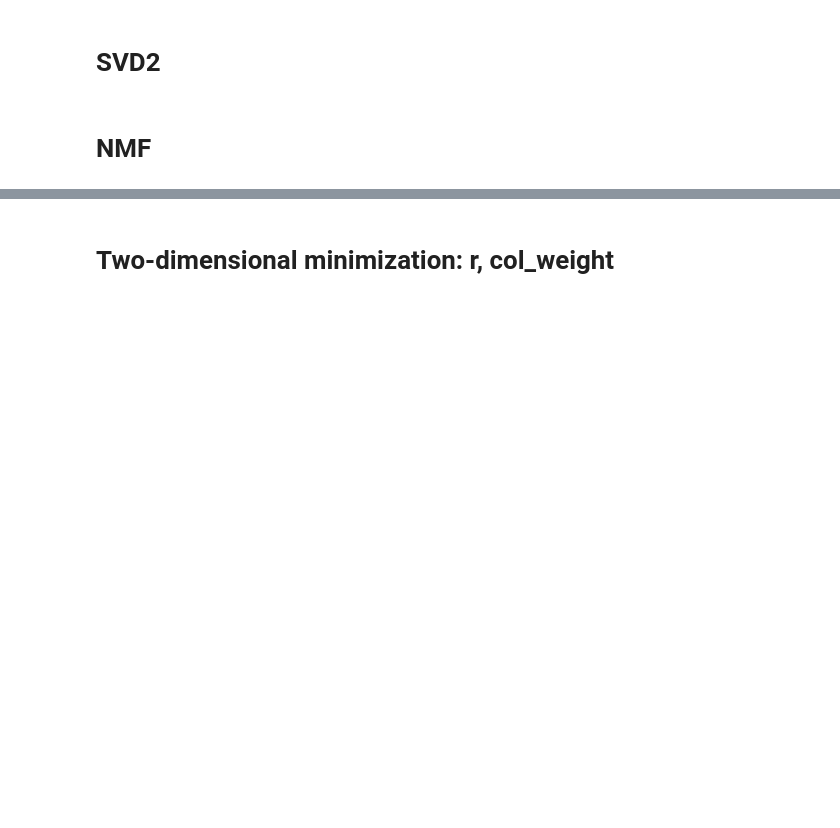
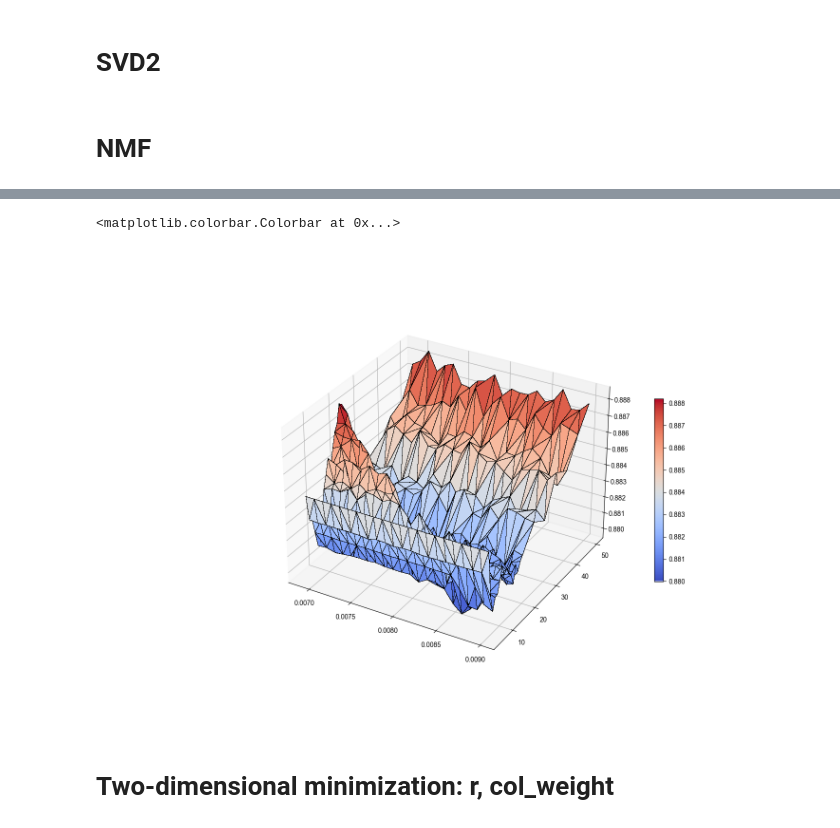
Before and after one commit to dmika1234/MoCaDR_proj1, a Jupyter notebook: src/presenting_results.ipynb, the cells around one changed output, grey strips where cells are left out. Saved outputs shown, nothing was run; the diff lists cells and outputs as text; code cells hidden in the pictures; blank space fills up the shorter version.

Commit message:
Computing stop condition svd2

```diff
--- a/src/presenting_results.ipynb
+++ b/src/presenting_results.ipynb
@@ -83,0 +83,2 @@ plot_nmfw.savefig('Report/fig/nmf_all.png')
+# %%
+res_svd2_stop = pd.read_csv('Results/results_stop_svd2.csv')
@@ -84,3 +100,13 @@ plot_nmfw.savefig('Report/fig/nmf_all.png')
+# %%
+X, Y, Z = res_svd2_stop.T.values
+fig = plt.figure(figsize=(15,10))
+ax = fig.gca(projection='3d')
+surf = ax.plot_trisurf(X, Y, Z, cmap=cm.coolwarm, edgecolor ='black', linewidth=0.005, antialiased=False)
+# Add a color bar which maps values to colors.
+fig.colorbar(surf, shrink=0.5, aspect=20)
+# %% [output]
+<matplotlib.colorbar.Colorbar at 0x...>
+[figure, added]
 # %% [markdown]
 # Two-dimensional minimization: r, col_weight
 # %%
```
Also changed, not shown: parts of 9 cells of this notebook, 10 other files.
